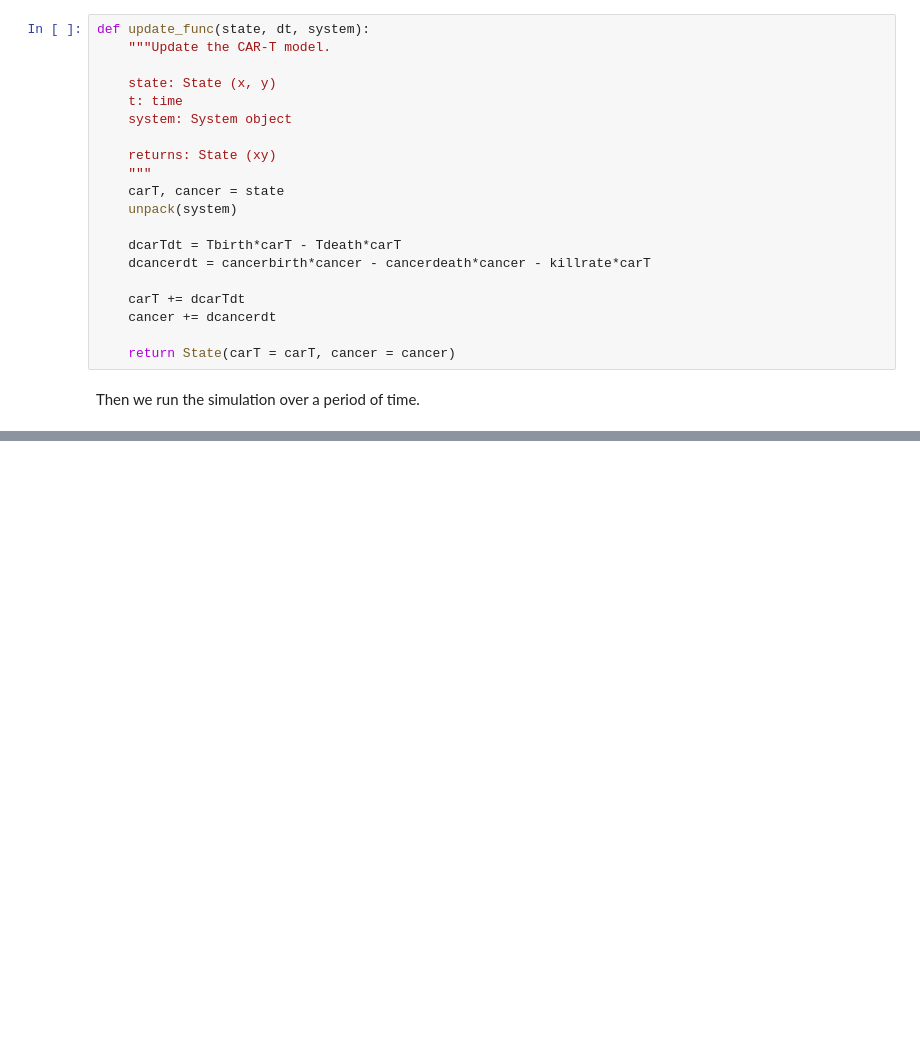
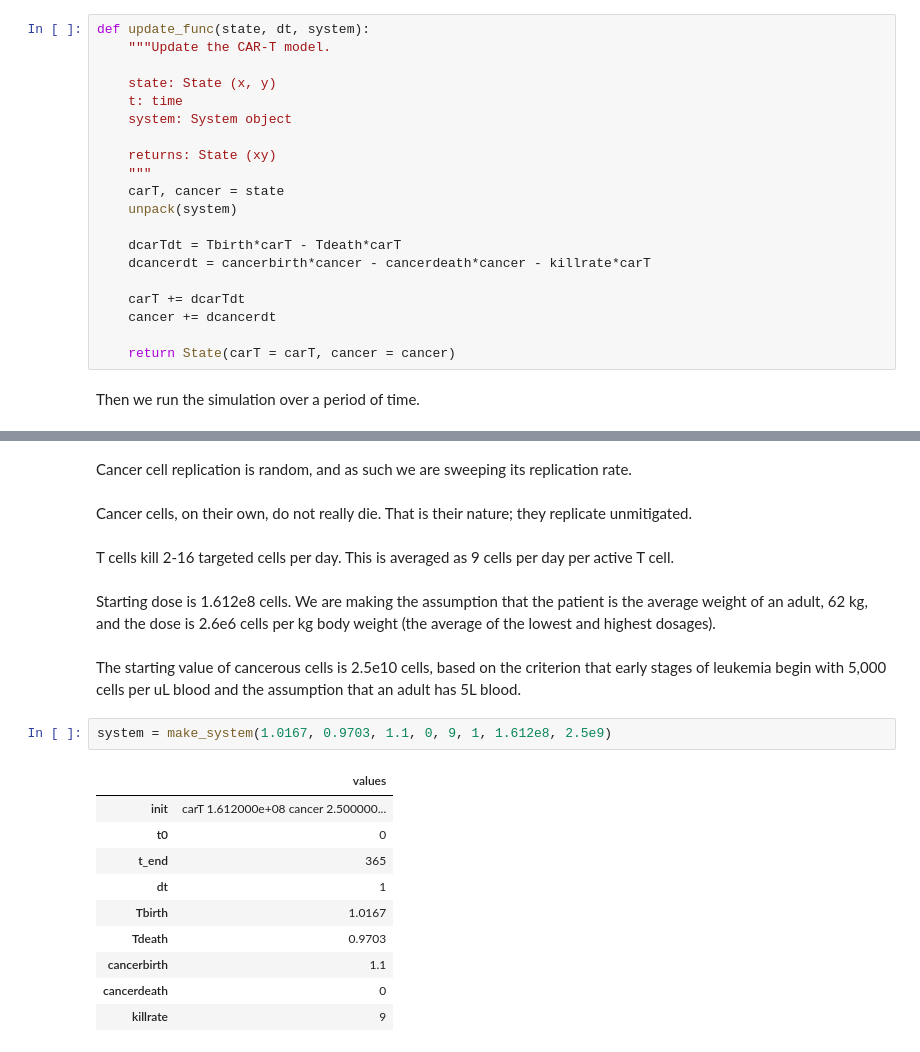
Before and after one commit to ahindelang/ModSimPy, a Jupyter notebook: code/Project2.ipynb, the cells around one changed output, grey strips where cells are left out. Drawn from its saved outputs; the diff is of its cells as text; blank space fills up the shorter version.

```diff
--- a/code/Project2.ipynb
+++ b/code/Project2.ipynb
@@ -114,3 +97,26 @@ system = make_system(0.1,0.2,0.1,0.3,0.1,10,0.1)
+# %% [markdown]
+Cancer cell replication is random, and as such we are sweeping its replication rate.
+# %% [markdown]
+Cancer cells, on their own, do not really die. That is their nature; they replicate unmitigated.
+# %% [markdown]
+T cells kill 2-16 targeted cells per day. This is averaged as 9 cells per day per active T cell.
+# %% [markdown]
+Starting dose is 1.612e8 cells. We are making the assumption that the patient is the average weight of an adult, 62 kg, and the dose is 2.6e6 cells per kg body weight (the average of the lowest and highest dosages).
+# %% [markdown]
+The starting value of cancerous cells is 2.5e10 cells, based on the criterion that early stages of leukemia begin with 5,000 cells per uL blood and the assumption that an adult has 5L blood.
+# %%
+system = make_system(1.0167, 0.9703, 1.1, 0, 9, 1, 1.612e8, 2.5e9)
+# %% [output]
+|  | values |
+| init | carT 1.612000e+08 cancer 2.500000... |
+| t0 | 0 |
+| t_end | 365 |
+| dt | 1 |
+| Tbirth | 1.0167 |
+| Tdeath | 0.9703 |
+| cancerbirth | 1.1 |
+| cancerdeath | 0 |
+| killrate | 9 |
 # %%
 results = run_simulation(system, update_func)
 # %% [output]
```
Also changed, not shown: parts of 18 cells of this notebook, 32 other files.
